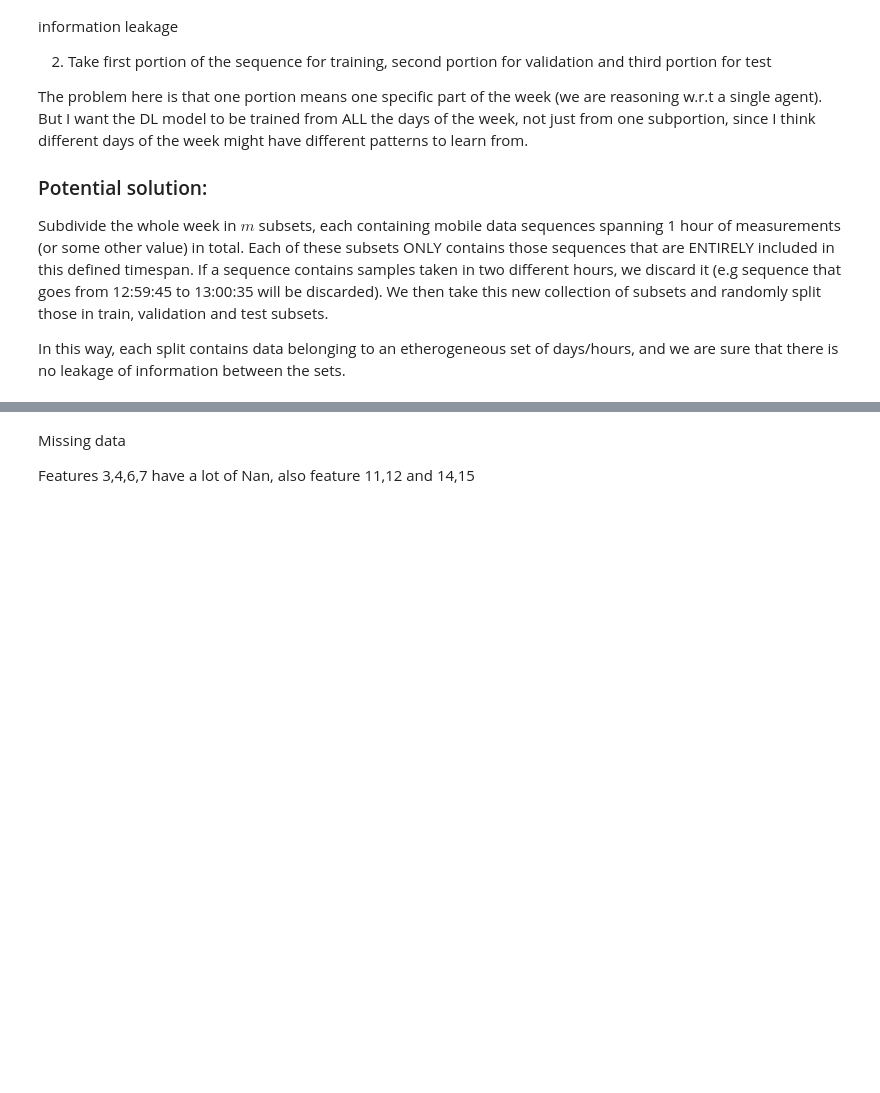
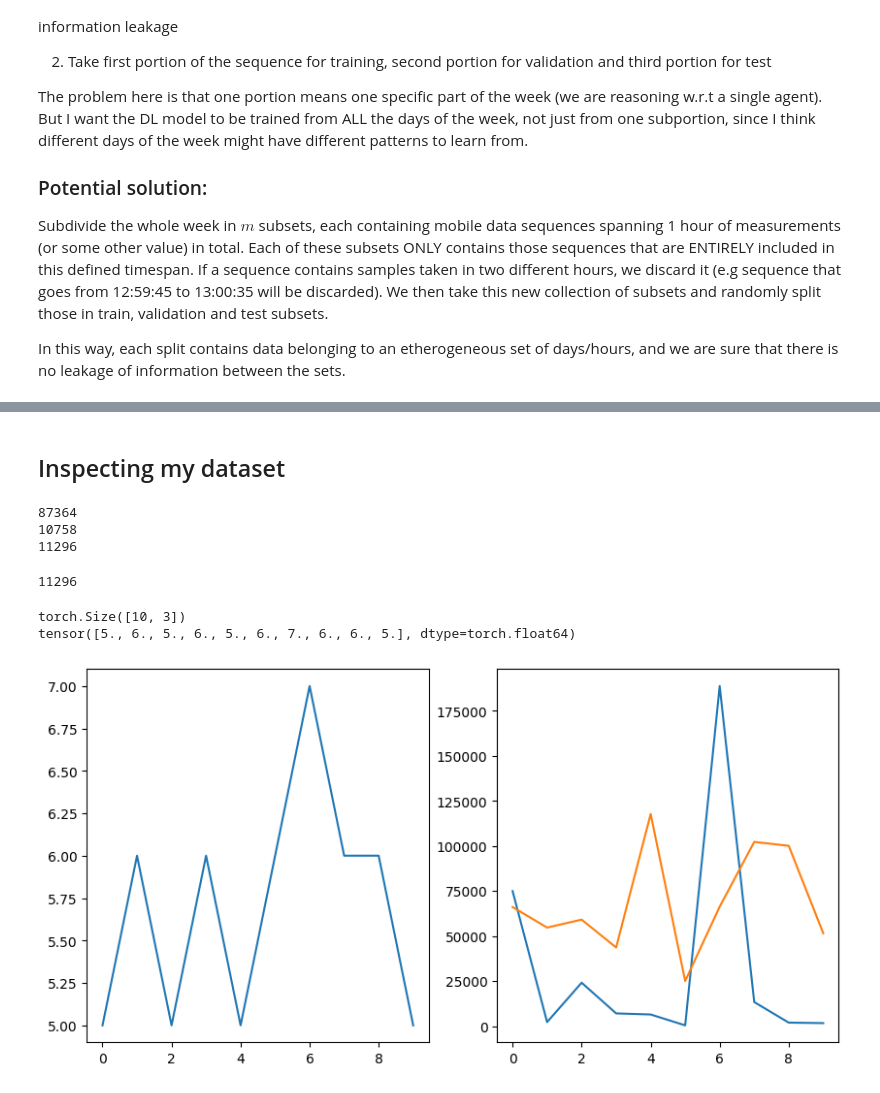
Before and after one commit to rmazzier/MLCommSysProject, a Jupyter notebook: exploratory_data_analysis.ipynb, the cells around one changed output, grey strips where cells are left out. Cells and saved outputs as stored; diff of their text form; code cells hidden in the pictures; blank space fills up the shorter version.

```diff
--- a/exploratory_data_analysis.ipynb
+++ b/exploratory_data_analysis.ipynb
@@ -173,4 +153,40 @@ NameError: name 'save_path' is not defined
-# %% [markdown]
-Missing data
-
-Features 3,4,6,7 have a lot of Nan, also feature 11,12 and 14,15
+# %% [markdown]
+## Inspecting my dataset
+# %%
+from dataset import Rastro_Dataset
+from constants import CONFIG
+from utils import SPLIT
+import matplotlib.pyplot as plt
+
+# Rastro_Dataset.generate_data(config=CONFIG)
+
+train_dataset = Rastro_Dataset(config=CONFIG, agent_idx=-1, split=SPLIT.TRAIN)
+valid_dataset = Rastro_Dataset(config=CONFIG, agent_idx=-1, split=SPLIT.VALIDATION)
+test_dataset = Rastro_Dataset(config=CONFIG, agent_idx=-1, split=SPLIT.TEST)
+# %%
+print(len(train_dataset))
+print(len(valid_dataset))
+print(len(test_dataset))
+# %% [output]
+87364
+10758
+11296
+# %%
+print(len(test_dataset))
+# %% [output]
+11296
+# %%
+for seq, target in test_dataset:
+    print(target.shape)
+    print(target[:,0])
+    fig, ax = plt.subplots(1,2, figsize=(10,5))
+
+    ax[0].plot(target[:,0])
+    ax[1].plot(target[:,1])
+    ax[1].plot(target[:,2])
+    plt.show()
+    break
+# %% [output]
+torch.Size([10, 3])
+tensor([5., 6., 5., 6., 5., 6., 7., 6., 6., 5.], dtype=torch.float64)
+[figure, added]
```
Also changed, not shown: parts of 4 cells of this notebook, 6 other files.
